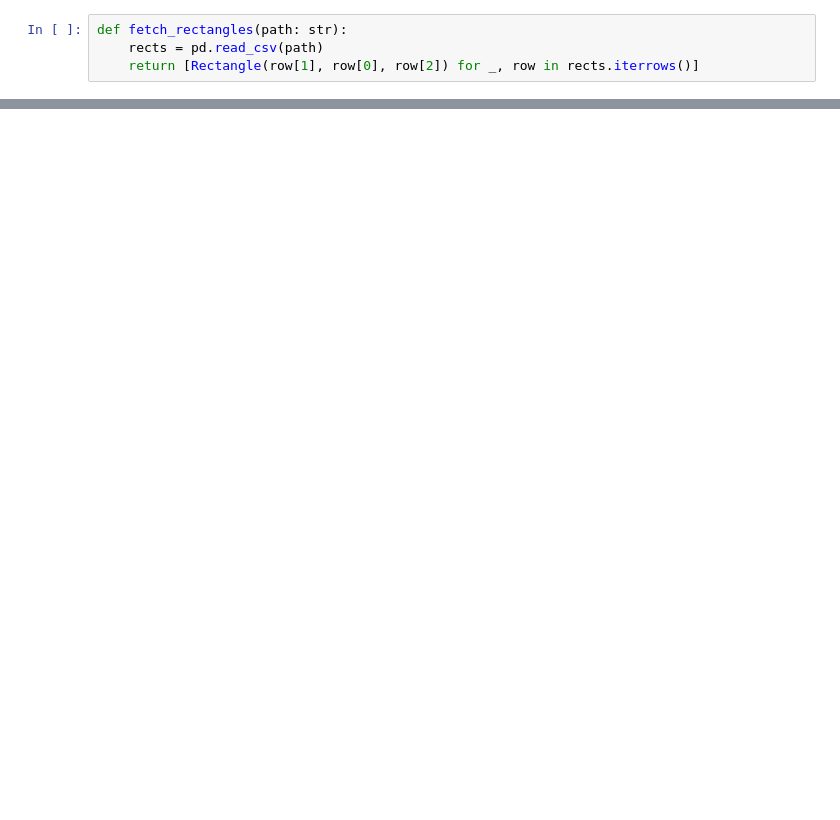
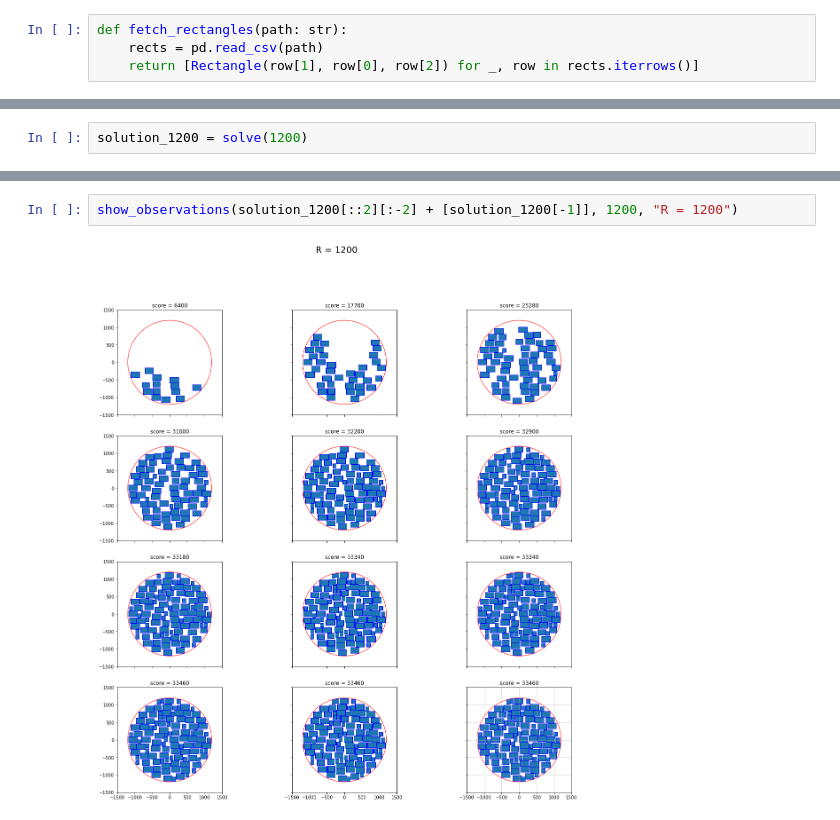
Before and after one commit to pablo2811/genetic-algo, a Jupyter notebook: src/problems/cutting-stock/testing.ipynb, the cells around one changed output, grey strips where cells are left out. Drawn from its saved outputs; the diff is of its cells as text; blank space fills up the shorter version.

```diff
--- a/src/problems/cutting-stock/testing.ipynb
+++ b/src/problems/cutting-stock/testing.ipynb
@@ -145,0 +149,2 @@ best_obs
+# %%
+solution_1200 = solve(1200)
@@ -145,0 +169,4 @@ best_obs
+# %%
+show_observations(solution_1200[::2][:-2] + [solution_1200[-1]], 1200, "R = 1200")
+# %% [output]
+[figure, added]
```
Also changed, not shown: parts of 24 cells of this notebook, 6 other files.
